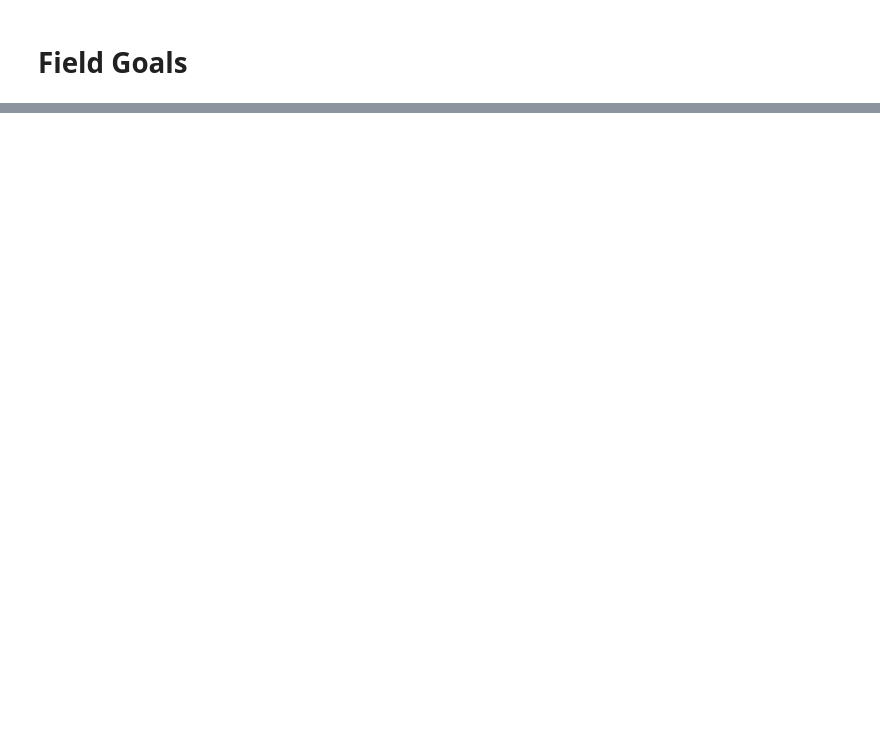
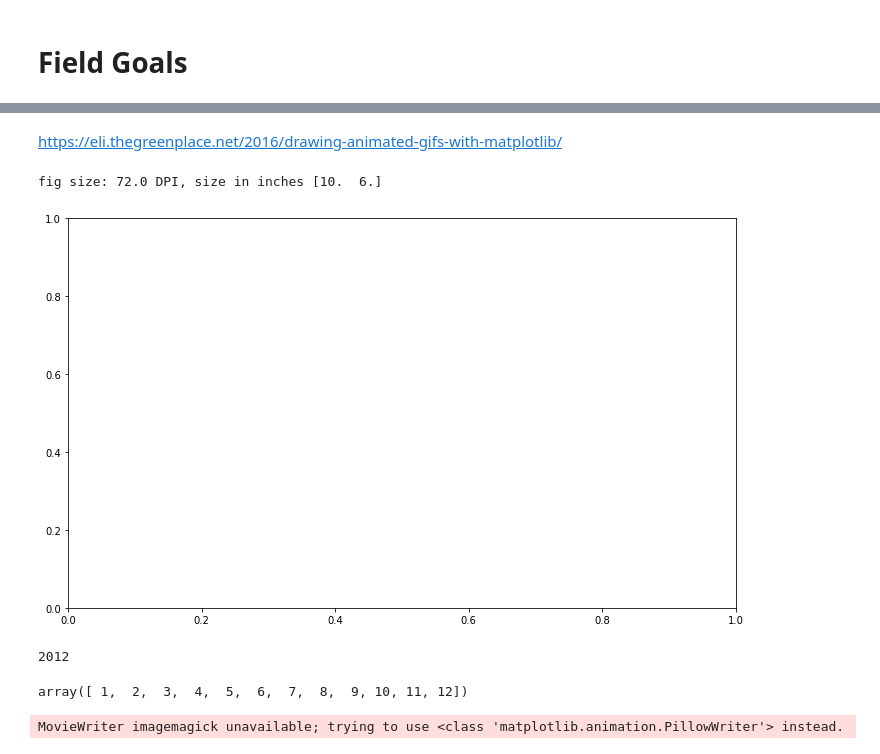
Before and after one commit to iletthedawgsout/blogposts, a Jupyter notebook: field_goals/field_goals.ipynb, the cells around one changed output, grey strips where cells are left out. Cells and saved outputs as stored; diff of their text form; code cells hidden in the pictures; blank space fills up the shorter version.

```diff
--- a/field_goals/field_goals.ipynb
+++ b/field_goals/field_goals.ipynb
@@ -52,0 +77,16 @@ plt.show()
+# %% [markdown]
+https://eli.thegreenplace.net/2016/drawing-animated-gifs-with-matplotlib/
+# %%
+from matplotlib.animation import FuncAnimation
+import sys
+
+fig, ax = plt.subplots(figsize=(10,6))
+fig.set_tight_layout(True)
+
+# Query the figure's on-screen size and DPI. Note that when saving the figure to
+# a file, we need to provide a DPI for that separately.
+print('fig size: {0} DPI, size in inches {1}'.format(
+    fig.get_dpi(), fig.get_size_inches()))
+# %% [output]
+fig size: 72.0 DPI, size in inches [10.  6.]
+[figure, added]
@@ -52,0 +98,9 @@ plt.show()
+# %%
+seasons = list(kick_df.season.unique())
+seasons[6]
+# %% [output]
+2012
+# %%
+weeks = np.arange(1, 13, 1)
+# %% [output]
+array([ 1,  2,  3,  4,  5,  6,  7,  8,  9, 10, 11, 12])
@@ -52,0 +118,6 @@ plt.show()
+# %%
+anim = FuncAnimation(fig, update, frames=np.arange(0, 14), interval=500)
+anim.save("field_goals.gif", dpi=80, writer='imagemagick')
+plt.show()
+# %% [output]
+MovieWriter imagemagick unavailable; trying to use <class 'matplotlib.animation.PillowWriter'> instead.
```
Also changed, not shown: parts of 8 cells of this notebook, 1 other file.
